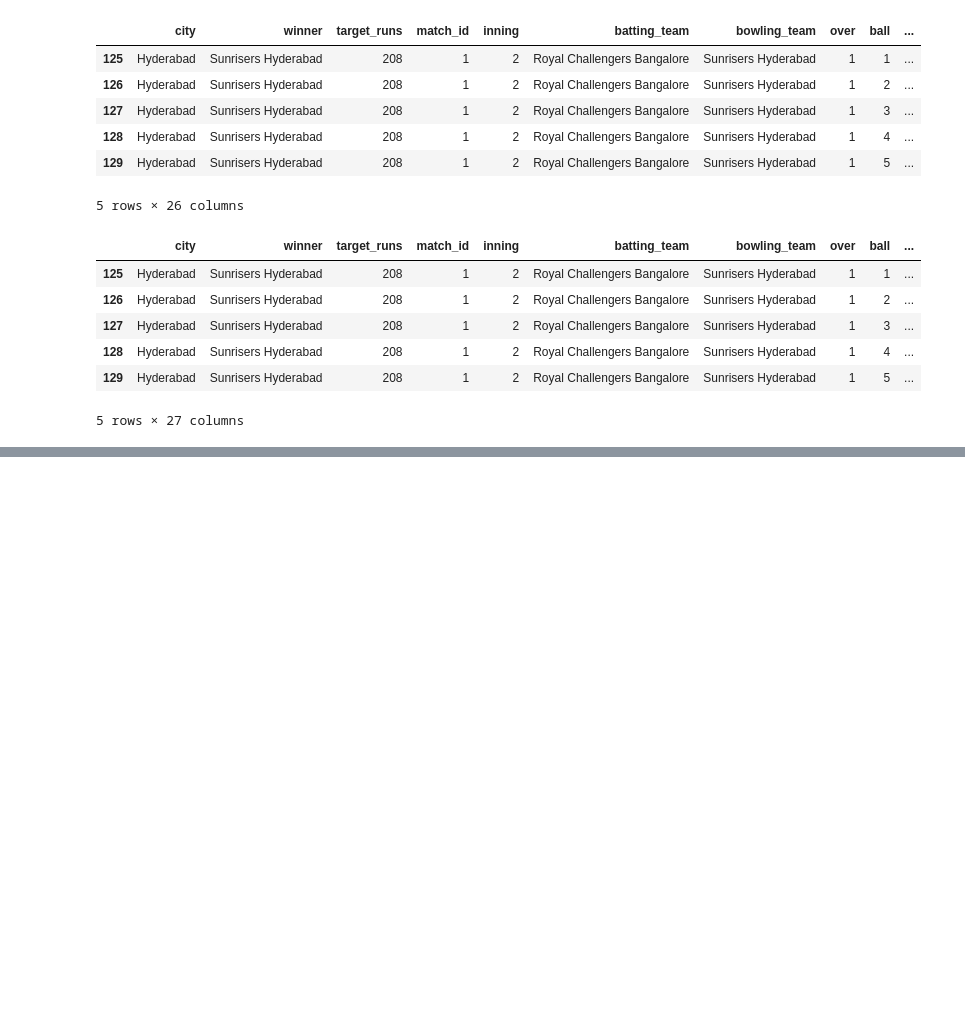
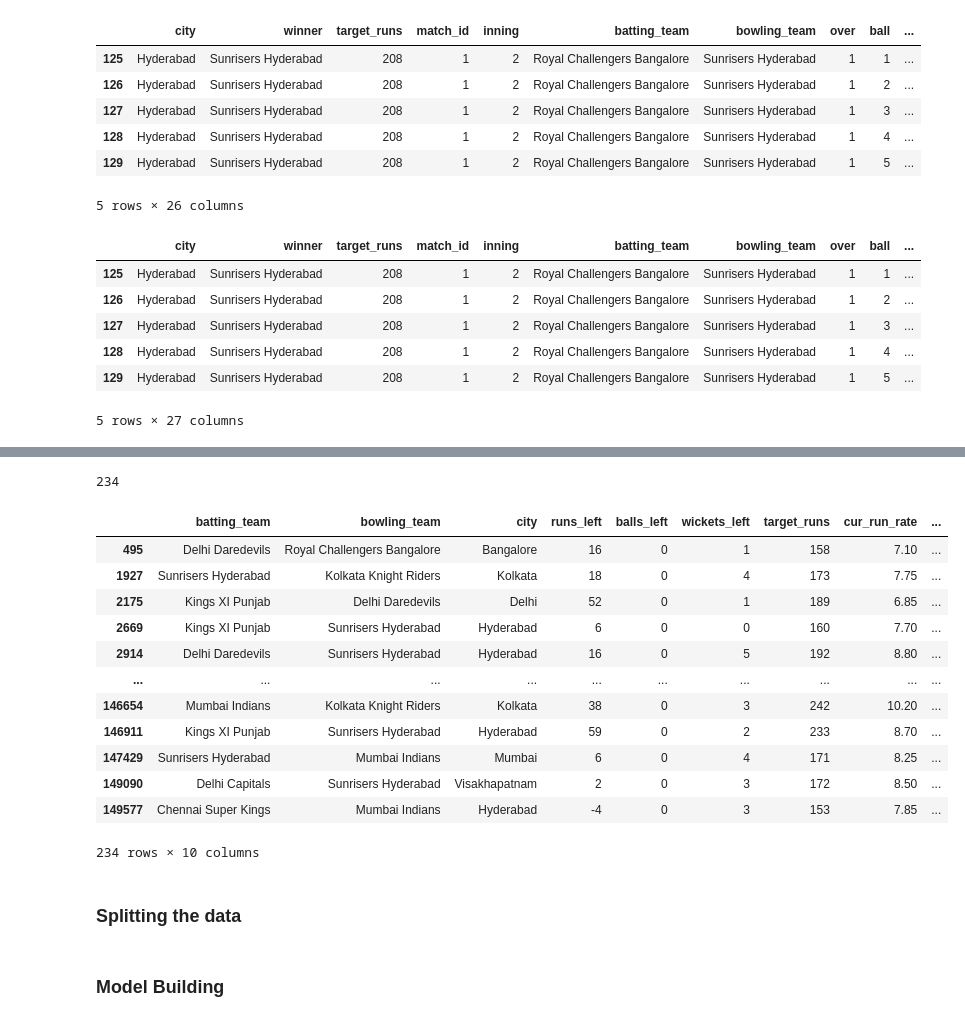
Before and after one commit to Chandrabose1/IPL-winner-prediction, a Jupyter notebook: IPL.ipynb, the cells around one changed output, grey strips where cells are left out. Saved outputs shown, nothing was run; the diff lists cells and outputs as text; code cells hidden in the pictures; blank space fills up the shorter version.

```diff
--- a/IPL.ipynb
+++ b/IPL.ipynb
@@ -257,0 +392,4 @@ delivery_df.head()
+# %%
+# only city has 1% null value and req runrate has very less percentage of null value so we can remove those rows
+
+final_df.dropna(inplace=True)
@@ -257,0 +411,20 @@ delivery_df.head()
+# %%
+(final_df["balls_left"]==0).sum()
+# %% [output]
+234
+# %%
+final_df[(final_df["balls_left"]==0)]
+# %% [output]
+|  | batting_team | bowling_team | city | runs_left | balls_left | wickets_left | target_runs | cur_run_rate | ... |
+| 495 | Delhi Daredevils | Royal Challengers Bangalore | Bangalore | 16 | 0 | 1 | 158 | 7.10 | ... |
+| 1927 | Sunrisers Hyderabad | Kolkata Knight Riders | Kolkata | 18 | 0 | 4 | 173 | 7.75 | ... |
+| 2175 | Kings XI Punjab | Delhi Daredevils | Delhi | 52 | 0 | 1 | 189 | 6.85 | ... |
+| 2669 | Kings XI Punjab | Sunrisers Hyderabad | Hyderabad | 6 | 0 | 0 | 160 | 7.70 | ... |
+| 2914 | Delhi Daredevils | Sunrisers Hyderabad | Hyderabad | 16 | 0 | 5 | 192 | 8.80 | ... |
+| ... | ... | ... | ... | ... | ... | ... | ... | ... | ... |
+| 146654 | Mumbai Indians | Kolkata Knight Riders | Kolkata | 38 | 0 | 3 | 242 | 10.20 | ... |
+| 146911 | Kings XI Punjab | Sunrisers Hyderabad | Hyderabad | 59 | 0 | 2 | 233 | 8.70 | ... |
+| 147429 | Sunrisers Hyderabad | Mumbai Indians | Mumbai | 6 | 0 | 4 | 171 | 8.25 | ... |
+| 149090 | Delhi Capitals | Sunrisers Hyderabad | Visakhapatnam | 2 | 0 | 3 | 172 | 8.50 | ... |
+| 149577 | Chennai Super Kings | Mumbai Indians | Hyderabad | -4 | 0 | 3 | 153 | 7.85 | ... |
+234 rows × 10 columns
@@ -257,0 +435,2 @@ delivery_df.head()
+# %% [markdown]
+### Splitting the data
@@ -257,0 +444,2 @@ delivery_df.head()
+# %% [markdown]
+### Model Building
```
Also changed, not shown: parts of 28 cells of this notebook.
